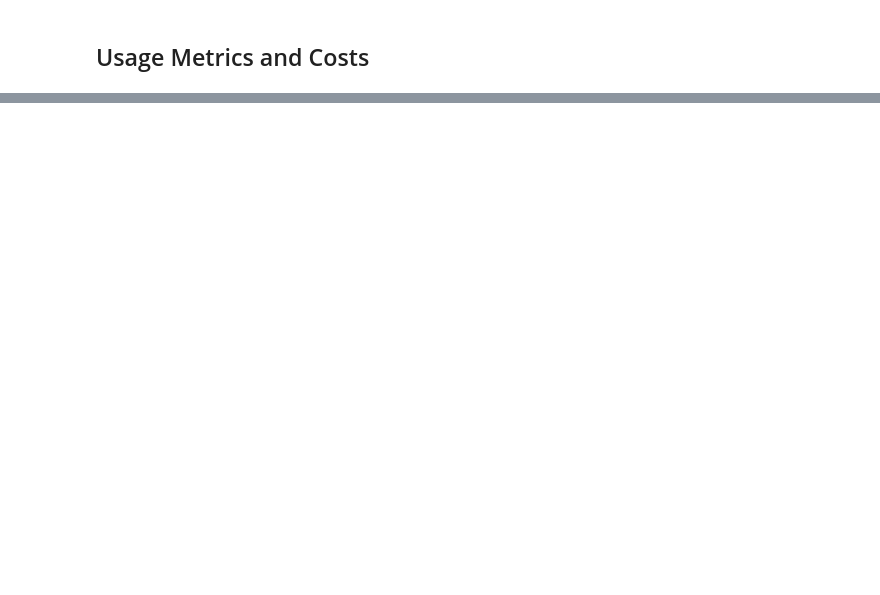
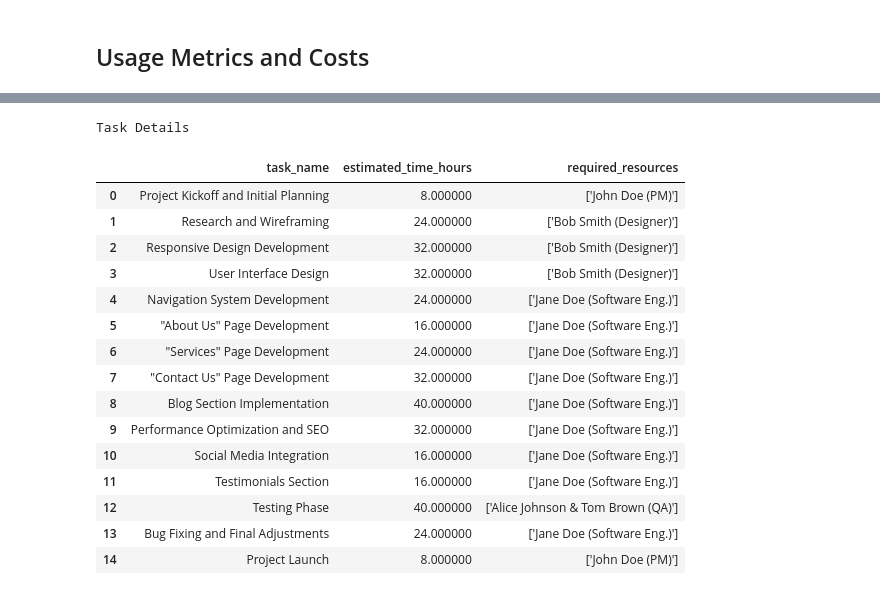
Before and after one commit to DesmondChoy/crewai-advanced-use-cases, a Jupyter notebook: L1_project_planning.ipynb, the cells around one changed output, grey strips where cells are left out. Drawn from its saved outputs; the diff is of its cells as text; code cells hidden in the pictures; blank space fills up the shorter version.

```diff
--- a/L1_project_planning.ipynb
+++ b/L1_project_planning.ipynb
@@ -211,0 +238,26 @@ Total costs: $0.0031
+# %%
+tasks = result.pydantic.model_dump()["tasks"]
+df_tasks = pd.DataFrame(tasks)
+
+# Display the DataFrame as an HTML table
+df_tasks.style.set_table_attributes('border="1"').set_caption(
+    "Task Details"
+).set_table_styles([{"selector": "th, td", "props": [("font-size", "120%")]}])
+# %% [output]
+Task Details
+|  | task_name | estimated_time_hours | required_resources |
+| 0 | Project Kickoff and Initial Planning | 8.000000 | ['John Doe (PM)'] |
+| 1 | Research and Wireframing | 24.000000 | ['Bob Smith (Designer)'] |
+| 2 | Responsive Design Development | 32.000000 | ['Bob Smith (Designer)'] |
+| 3 | User Interface Design | 32.000000 | ['Bob Smith (Designer)'] |
+| 4 | Navigation System Development | 24.000000 | ['Jane Doe (Software Eng.)'] |
+| 5 | "About Us" Page Development | 16.000000 | ['Jane Doe (Software Eng.)'] |
+| 6 | "Services" Page Development | 24.000000 | ['Jane Doe (Software Eng.)'] |
+| 7 | "Contact Us" Page Development | 32.000000 | ['Jane Doe (Software Eng.)'] |
+| 8 | Blog Section Implementation | 40.000000 | ['Jane Doe (Software Eng.)'] |
+| 9 | Performance Optimization and SEO | 32.000000 | ['Jane Doe (Software Eng.)'] |
+| 10 | Social Media Integration | 16.000000 | ['Jane Doe (Software Eng.)'] |
+| 11 | Testimonials Section | 16.000000 | ['Jane Doe (Software Eng.)'] |
+| 12 | Testing Phase | 40.000000 | ['Alice Johnson & Tom Brown (QA)'] |
+| 13 | Bug Fixing and Final Adjustments | 24.000000 | ['Jane Doe (Software Eng.)'] |
+| 14 | Project Launch | 8.000000 | ['John Doe (PM)'] |
```
Also changed, not shown: parts of 8 cells of this notebook.
